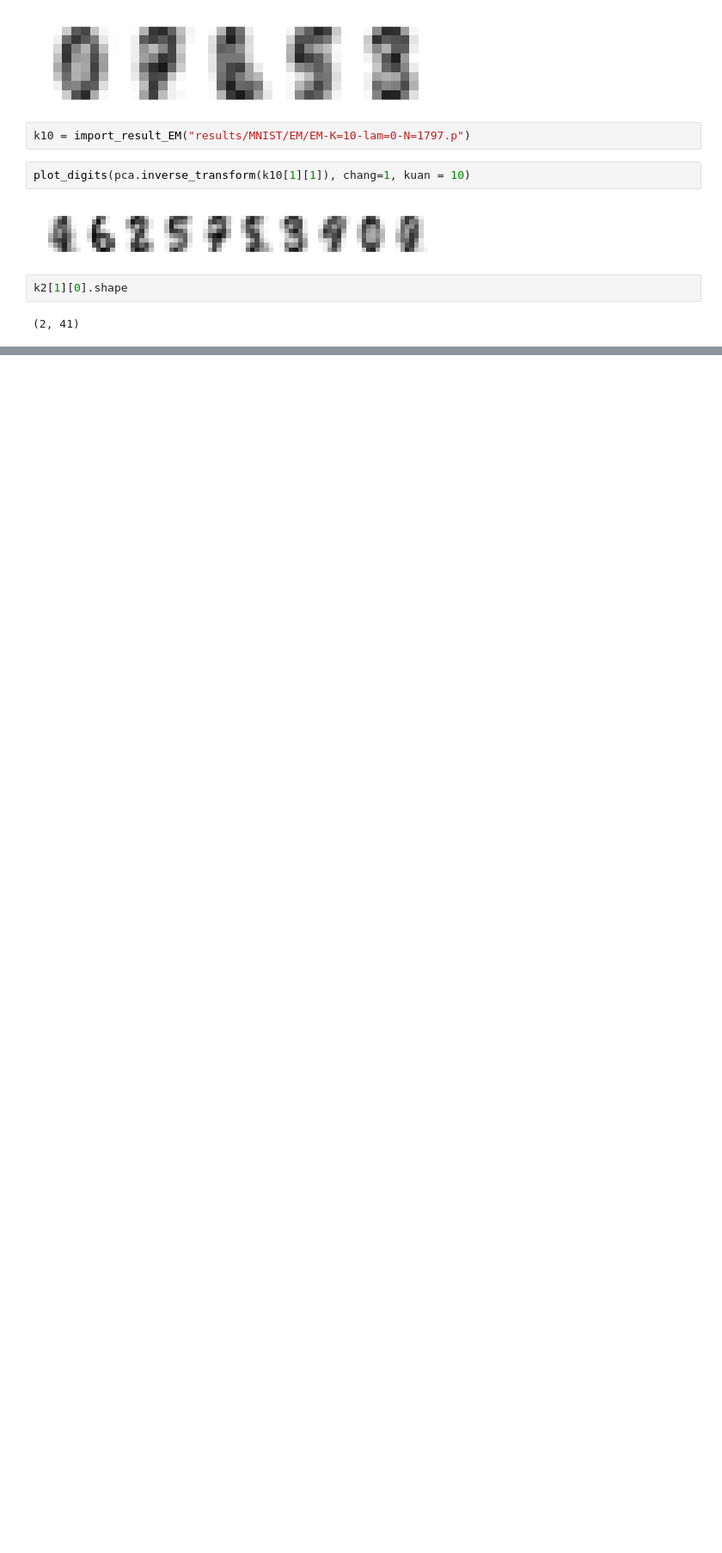
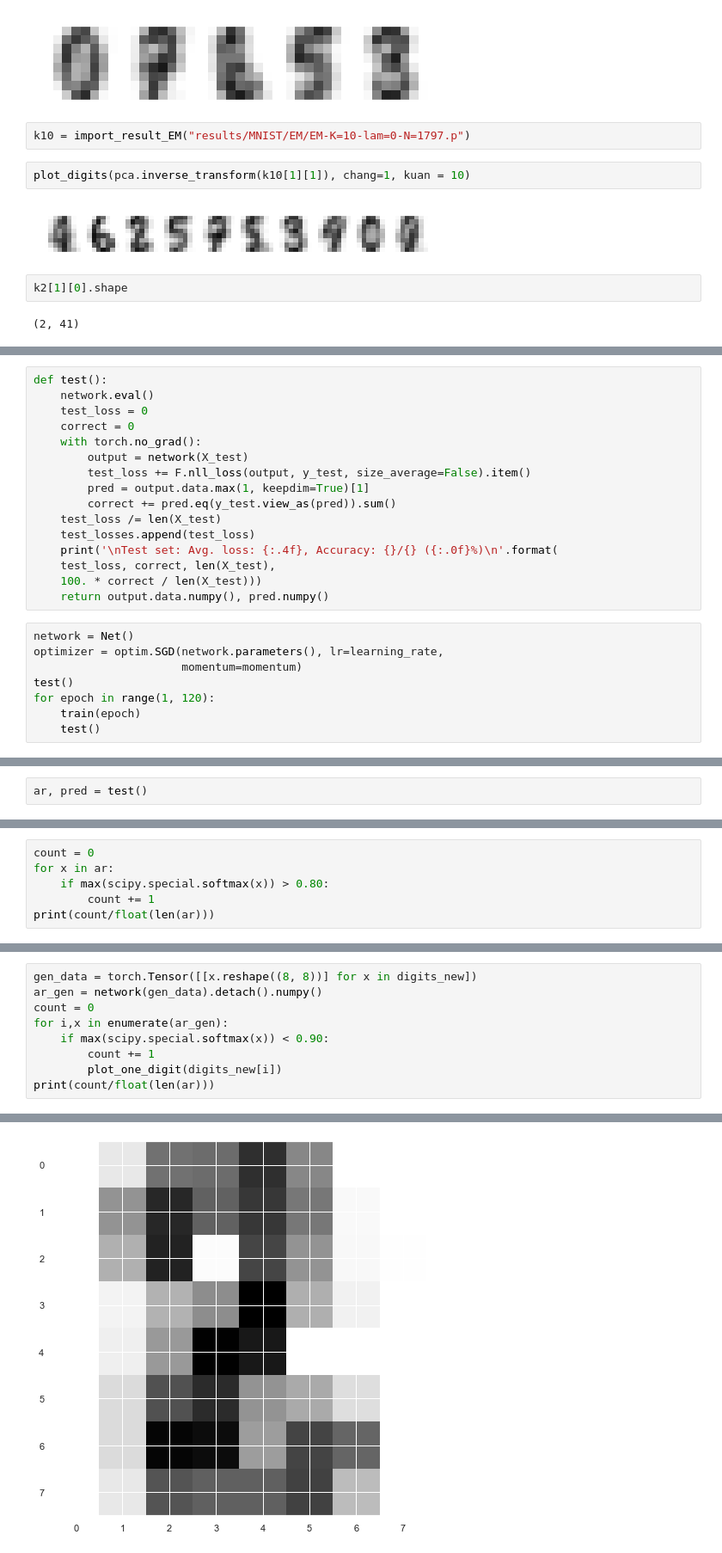
Before and after one commit to FengNiMa/203Project, a Jupyter notebook: notebooks/mnist.ipynb, the cells around one changed output, grey strips where cells are left out. Shown at 86% size. Cells and saved outputs as stored; diff of their text form; blank space fills up the shorter version.

```diff
--- a/notebooks/mnist.ipynb
+++ b/notebooks/mnist.ipynb
@@ -107,0 +195,24 @@ ValueError: cannot reshape array of size 128 into shape (8,8)
+# %%
+def test():
+    network.eval()
+    test_loss = 0
+    correct = 0
+    with torch.no_grad():
+        output = network(X_test)
+        test_loss += F.nll_loss(output, y_test, size_average=False).item()
+        pred = output.data.max(1, keepdim=True)[1]
+        correct += pred.eq(y_test.view_as(pred)).sum()
+    test_loss /= len(X_test)
+    test_losses.append(test_loss)
+    print('\nTest set: Avg. loss: {:.4f}, Accuracy: {}/{} ({:.0f}%)\n'.format(
+    test_loss, correct, len(X_test),
+    100. * correct / len(X_test)))
+    return output.data.numpy(), pred.numpy()
+# %%
+network = Net()
+optimizer = optim.SGD(network.parameters(), lr=learning_rate,
+                      momentum=momentum)
+test()
+for epoch in range(1, 120):
+    train(epoch)
+    test()
@@ -107,0 +237,2 @@ ValueError: cannot reshape array of size 128 into shape (8,8)
+# %%
+ar, pred = test()
@@ -107,0 +249,6 @@ ValueError: cannot reshape array of size 128 into shape (8,8)
+# %%
+count = 0
+for x in ar:
+    if max(scipy.special.softmax(x)) > 0.80:
+        count += 1
+print(count/float(len(ar)))
@@ -107,0 +257,10 @@ ValueError: cannot reshape array of size 128 into shape (8,8)
+# %%
+gen_data = torch.Tensor([[x.reshape((8, 8))] for x in digits_new])
+ar_gen = network(gen_data).detach().numpy()
+count = 0
+for i,x in enumerate(ar_gen):
+    if max(scipy.special.softmax(x)) < 0.90:
+        count += 1
+        plot_one_digit(digits_new[i])
+print(count/float(len(ar)))
+# %% [output]
@@ -107,0 +268 @@ ValueError: cannot reshape array of size 128 into shape (8,8)
+[figure, added]
```
Also changed, not shown: parts of 37 cells of this notebook, 8 other files.
